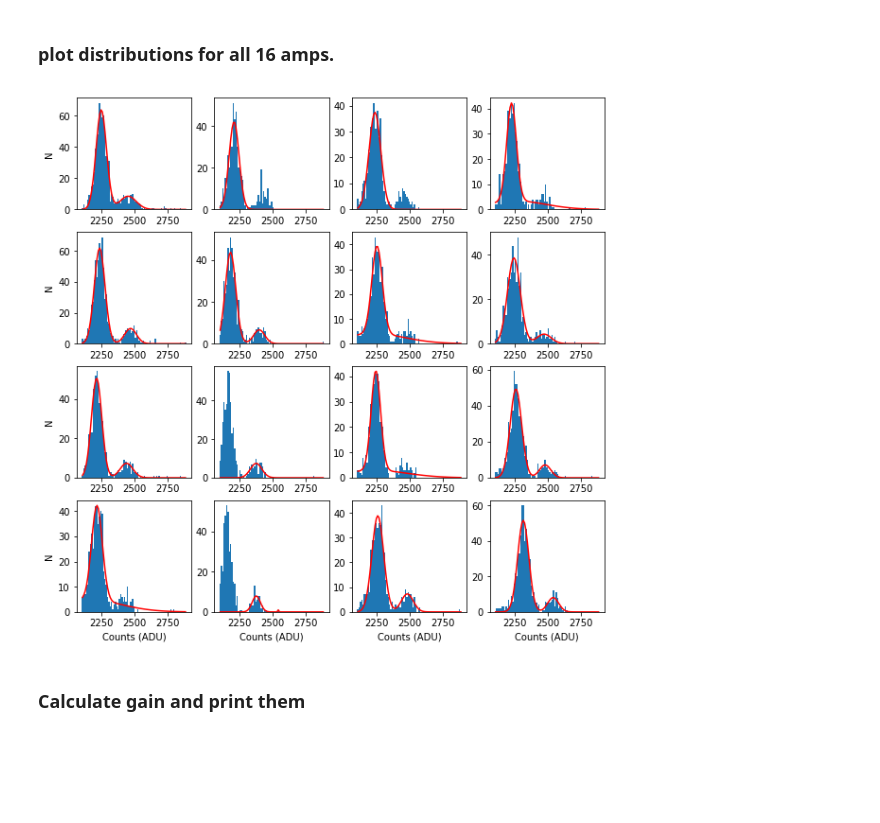
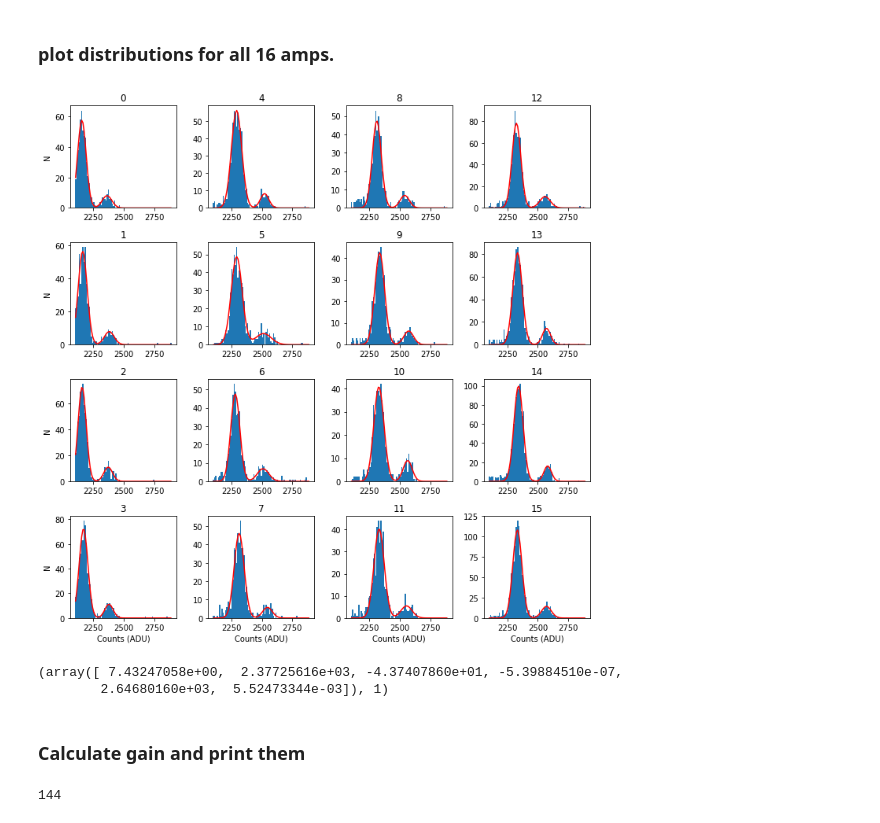
Before and after one commit to lsst/bootcamp-work, a Jupyter notebook: workspace/welcome_to_FE55_draft.ipynb, the cells around one changed output. Cells and saved outputs as stored; diff of their text form; code cells hidden in the pictures; blank space fills up the shorter version.

```diff
--- a/workspace/welcome_to_FE55_draft.ipynb
+++ b/workspace/welcome_to_FE55_draft.ipynb
@@ -120,6 +120,8 @@ def double_gaussian_fit(params, x, y):
 xs = []
 ys = []
 fits = []
+amp_names = []
+detector_names = []
 
 for detector_num in range(9):
 
@@ -131,6 +133,8 @@ for detector_num in range(9):
 
     detector = result.exposure.getDetector()
     for amp in detector:
+        amp_names.append(amp.getName())
+        detector_names.append(detector_num)
         masked_img = result.exposure.getMaskedImage()
         work_img = masked_img[amp.getBBox()]
         arr = work_img.getImage().getArray()
@@ -155,7 +159,10 @@ for detector_num in range(9):
         y = hist[0]
         x = [(hist[1][i]+hist[1][i+1])/2 for i in range(len(hist[1])-1)]
 
-        fit = leastsq(double_gaussian_fit, [50.,2270.,50.,10.,2550.,40.], args=(x, y)) # starting parameters were determined by examining a representative distribution
+        first_peak_guess = numpy.sum(x*y)/numpy.sum(y)
+        second_peak_guess = first_peak_guess+200.0
+
+        fit = leastsq(double_gaussian_fit, [50.,first_peak_guess,50.,10.,second_peak_guess,40.], args=(x, y)) # starting parameters were determined by examining a representative distribution
         xs.append(x)
         ys.append(y)
         fits.append(fit)
@@ -167,20 +174,28 @@ print(len(fits))
 ### plot distributions for all 16 amps.
 # %%
 fig, axs = plt.subplots(4, 4, figsize=(10, 10))
+offset=20
 for i in range(16):
-    x = xs[i]
-    y = ys[i]
-    fit = fits[i]
+    x = xs[i+offset]
+    y = ys[i+offset]
+    fit = fits[i+offset]
     indx = i%4
     indy = i//4
     axs[indx][indy].bar(x, y, width=10)
     axs[indx][indy].plot(x, double_gaussian(x, fit[0]), c='r')
+    axs[indx][indy].set_title('%d' % i)
     if indx == 3:
         axs[indx][indy].set_xlabel('Counts (ADU)')
     if indy == 0:
         axs[indx][indy].set_ylabel('N')
+fig.tight_layout()
 # %% [output]
-[figure, old version]
+[figure, new version]
+# %%
+print(fits[6])
+# %% [output]
+(array([ 7.43247058e+00,  2.37725616e+03, -4.37407860e+01, -5.39884510e-07,
+        2.64680160e+03,  5.52473344e-03]), 1)
 # %%
 afw_display.mtv(work_img) # have a look at an example amp
 # %%
@@ -192,0 +210,4 @@ for i in range(16*9):
+# %%
+len(gains)
+# %% [output]
+144
```
Also changed, not shown: parts of 4 cells of this notebook.
